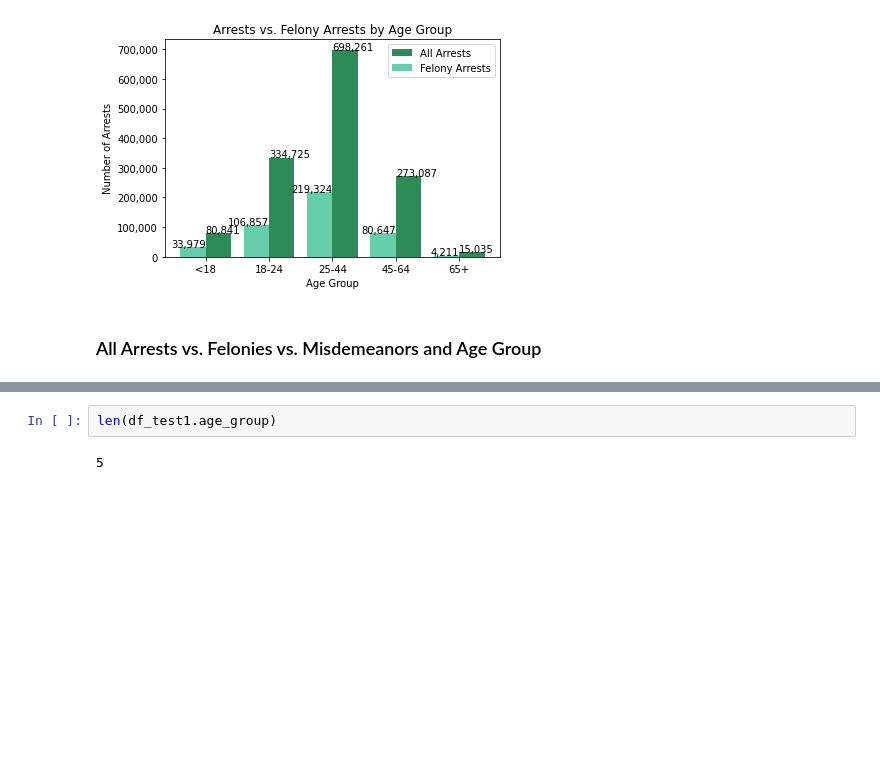
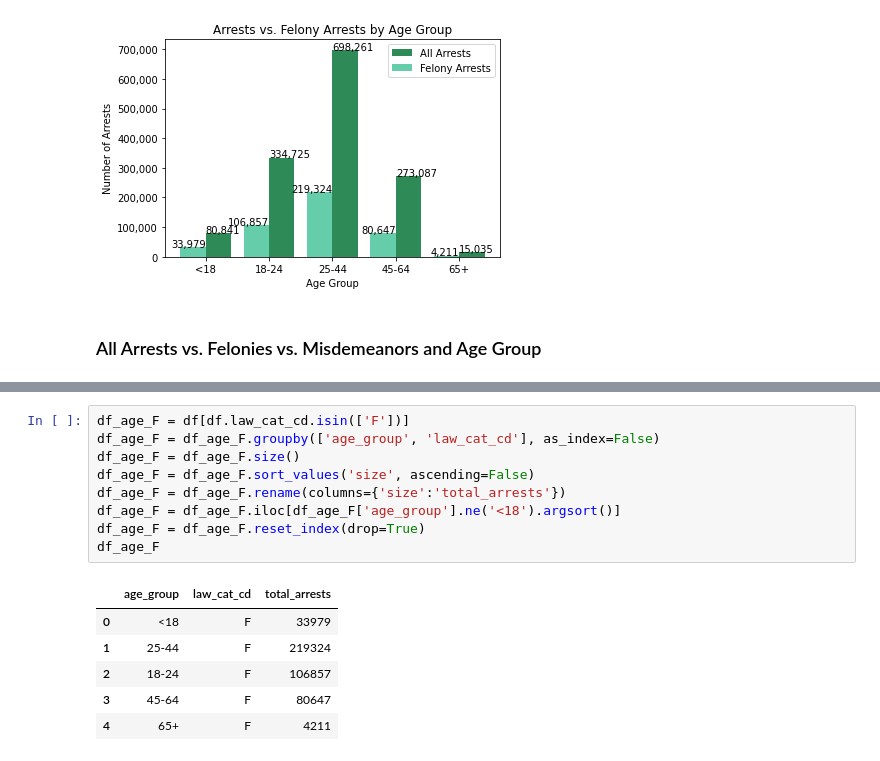
Before and after one commit to AmitSamra/NYC_Crime, a Jupyter notebook: nyc_crime_python.ipynb, the cells around one changed output, grey strips where cells are left out. Cells and saved outputs as stored; diff of their text form; blank space fills up the shorter version.

```diff
--- a/nyc_crime_python.ipynb
+++ b/nyc_crime_python.ipynb
@@ -843,4 +804,16 @@ plt.show()
-# %%
-len(df_test1.age_group)
-# %% [output]
-5
+# %%
+df_age_F = df[df.law_cat_cd.isin(['F'])]
+df_age_F = df_age_F.groupby(['age_group', 'law_cat_cd'], as_index=False)
+df_age_F = df_age_F.size()
+df_age_F = df_age_F.sort_values('size', ascending=False)
+df_age_F = df_age_F.rename(columns={'size':'total_arrests'})
+df_age_F = df_age_F.iloc[df_age_F['age_group'].ne('<18').argsort()]
+df_age_F = df_age_F.reset_index(drop=True)
+df_age_F
+# %% [output]
+|  | age_group | law_cat_cd | total_arrests |
+| 0 | <18 | F | 33979 |
+| 1 | 25-44 | F | 219324 |
+| 2 | 18-24 | F | 106857 |
+| 3 | 45-64 | F | 80647 |
+| 4 | 65+ | F | 4211 |
```
Also changed, not shown: parts of 3 cells of this notebook.
